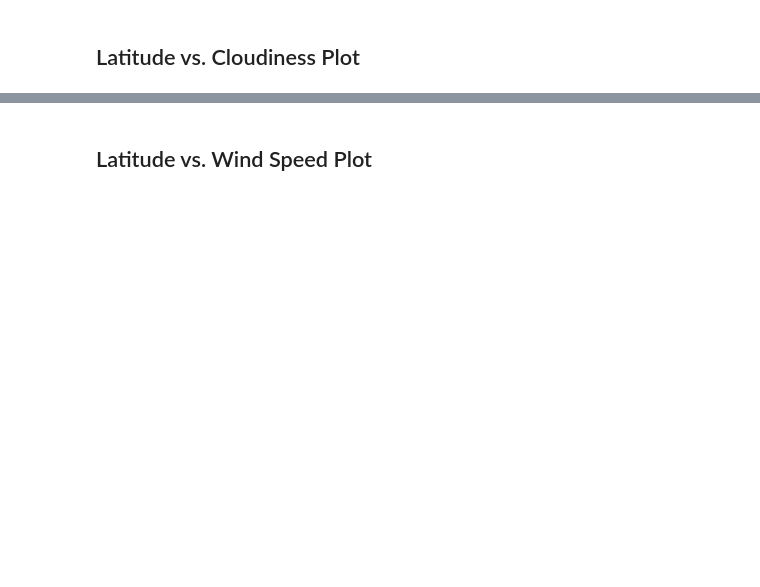
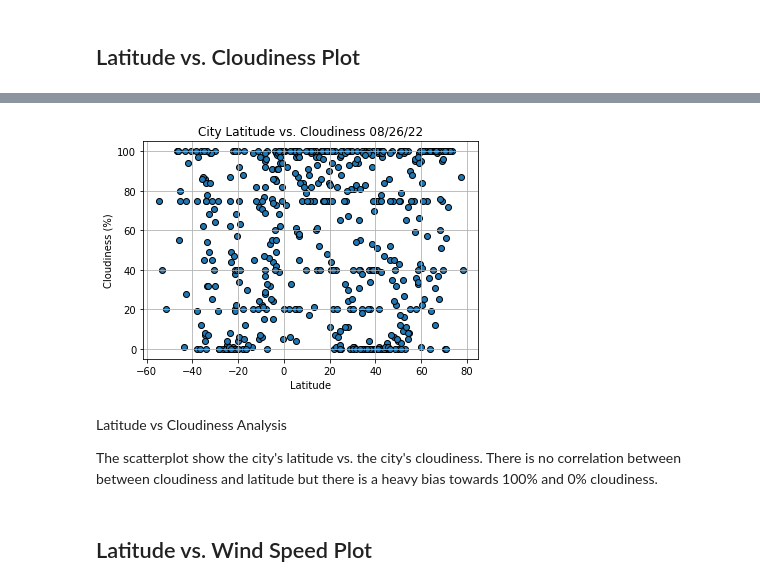
Before and after one commit to djdolejsi/python-api-challenge, a Jupyter notebook: WeatherPy/WeatherPy.ipynb, the cells around one changed output, grey strips where cells are left out. Drawn from its saved outputs; the diff is of its cells as text; code cells hidden in the pictures; blank space fills up the shorter version.

```diff
--- a/WeatherPy/WeatherPy.ipynb
+++ b/WeatherPy/WeatherPy.ipynb
@@ -206,2 +231,20 @@ todaysdate
+# %%
+# Create a scatterplot for Lat vs. Cloudiness
+plt.scatter(weather_df["Lat"], weather_df["Cloudiness"], edgecolor="black")
+plt.title(f"City Latitude vs. Cloudiness {todaysdate}")
+plt.xlabel("Latitude")
+plt.ylabel("Cloudiness (%)")
+plt.grid()
+
+#Save scatterplot as a png
+plt.savefig("../Images/City Latitude vs. Cloudiness.png")
+
+plt.show()
+# %% [output]
+[figure, added]
+# %% [markdown]
+Latitude vs Cloudiness Analysis
+
+The scatterplot show the city's latitude vs. the city's cloudiness. There is no correlation between between cloudiness and latitude but there is a heavy bias towards 100% and 0% cloudiness.
 # %% [markdown]
 ## Latitude vs. Wind Speed Plot
```
Also changed, not shown: parts of 43 cells of this notebook, 13 other files.
